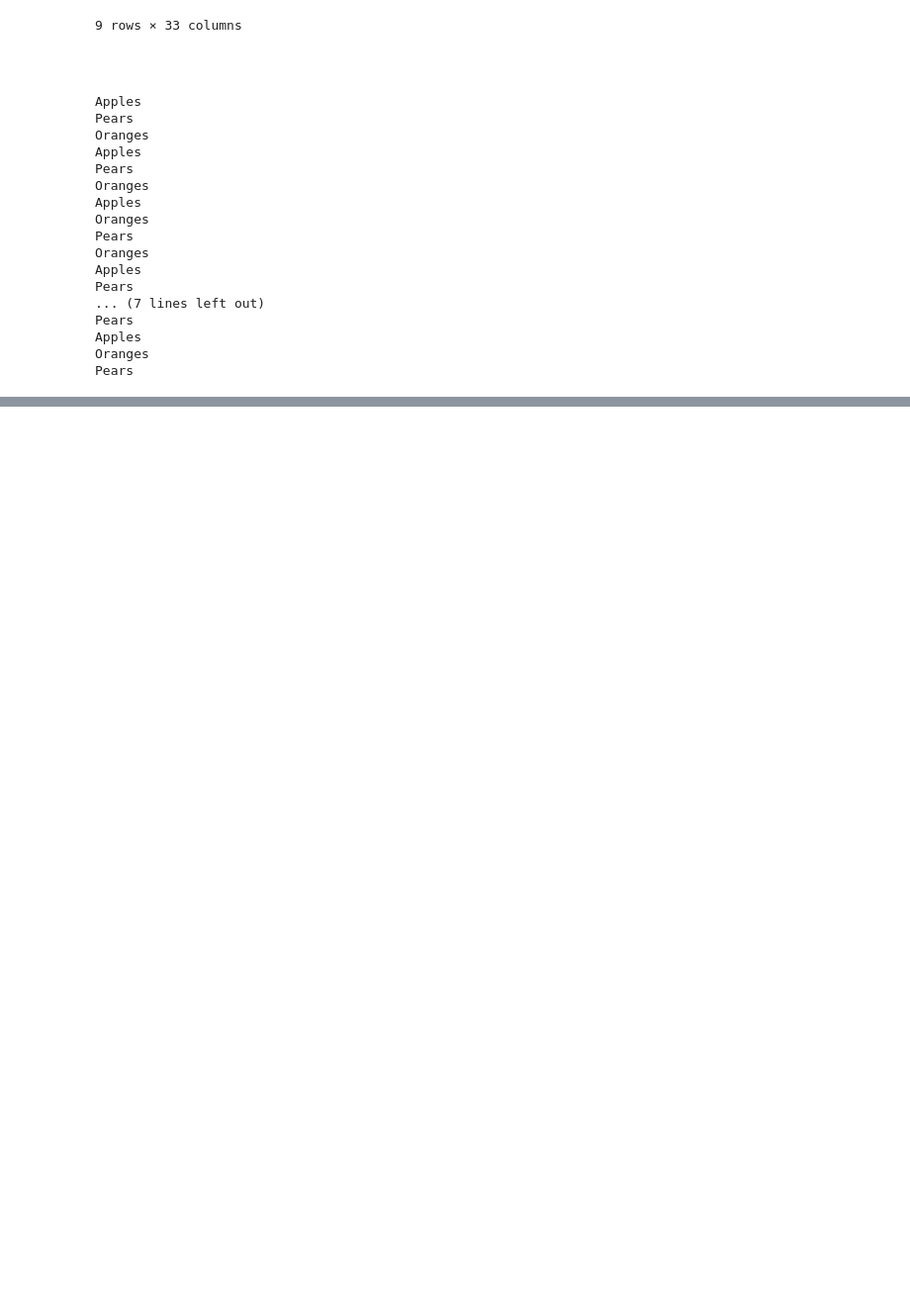
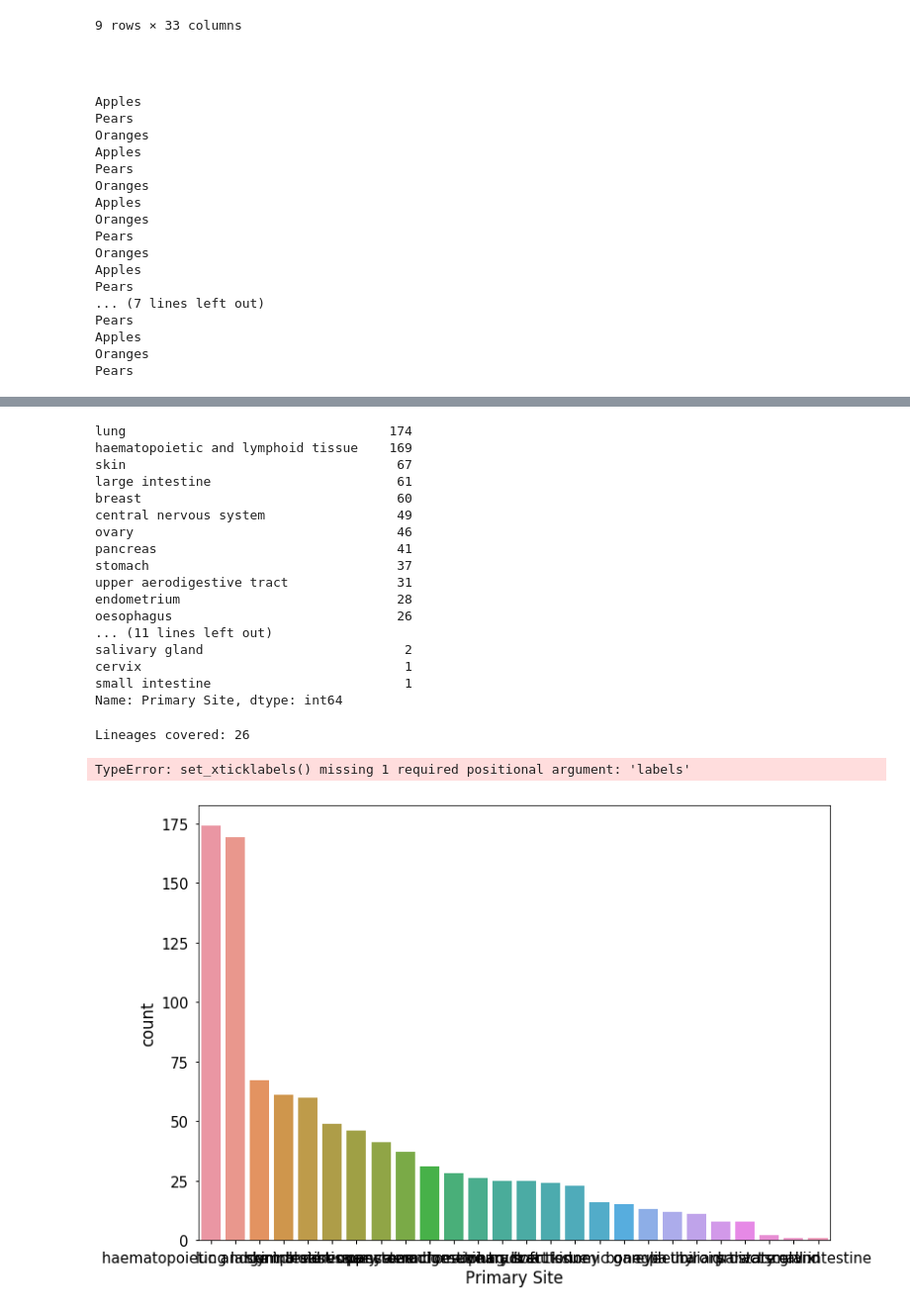
Before and after one commit to mdjones/proteomics-scripts, a Jupyter notebook: scripts/python/notebooks/sandbox.ipynb, the cells around one changed output, grey strips where cells are left out. Shown at 99% size. Cells and saved outputs as stored; diff of their text form; code cells hidden in the pictures; blank space fills up the shorter version.

```diff
--- a/scripts/python/notebooks/sandbox.ipynb
+++ b/scripts/python/notebooks/sandbox.ipynb
@@ -631,0 +682,23 @@ Pears
+# %%
+from matplotlib import pyplot
+file_path = 'http://nrusca-ldl30114.nibr.novartis.net/~jonesmic/projects/2018/onc_legacy/CCLE_Full_MutSampleDetails.txt'
+
+df = pd.read_table(file_path)
+
+primary_site = 'Primary Site'
+
+df[primary_site] = df['CONCEPT_NAME'].apply(lambda x : ' '.join(x.split('_')[1:]))
+display(df[df[primary_site]== 'unknown'])
+df = df[df[primary_site] != '']
+df = df[df[primary_site] != 'unknown']
+display(df[primary_site].value_counts())
+print('Lineages covered: {}'.format(len(df[primary_site].unique())))
+
+
+
+ax = sns.countplot(x=primary_site, data=df, order=df[primary_site].value_counts().index, ax=ax)
+ax.set_xticklabels(rotation=90)
+
+file_path='/home/jonesmic/clip/CCLE_PrimarySite'
+plt.savefig(file_path, bbox_inches='tight')
+# %% [output]
@@ -631,0 +707,20 @@ Pears
+lung                                  174
+haematopoietic and lymphoid tissue    169
+skin                                   67
+large intestine                        61
+breast                                 60
+central nervous system                 49
+ovary                                  46
+pancreas                               41
+stomach                                37
+upper aerodigestive tract              31
+endometrium                            28
+oesophagus                             26
+... (11 lines left out)
+salivary gland                          2
+cervix                                  1
+small intestine                         1
+Name: Primary Site, dtype: int64
+Lineages covered: 26
+TypeError: set_xticklabels() missing 1 required positional argument: 'labels'
+[figure, added]
```
Also changed, not shown: parts of 3 cells of this notebook, 3 other files.
